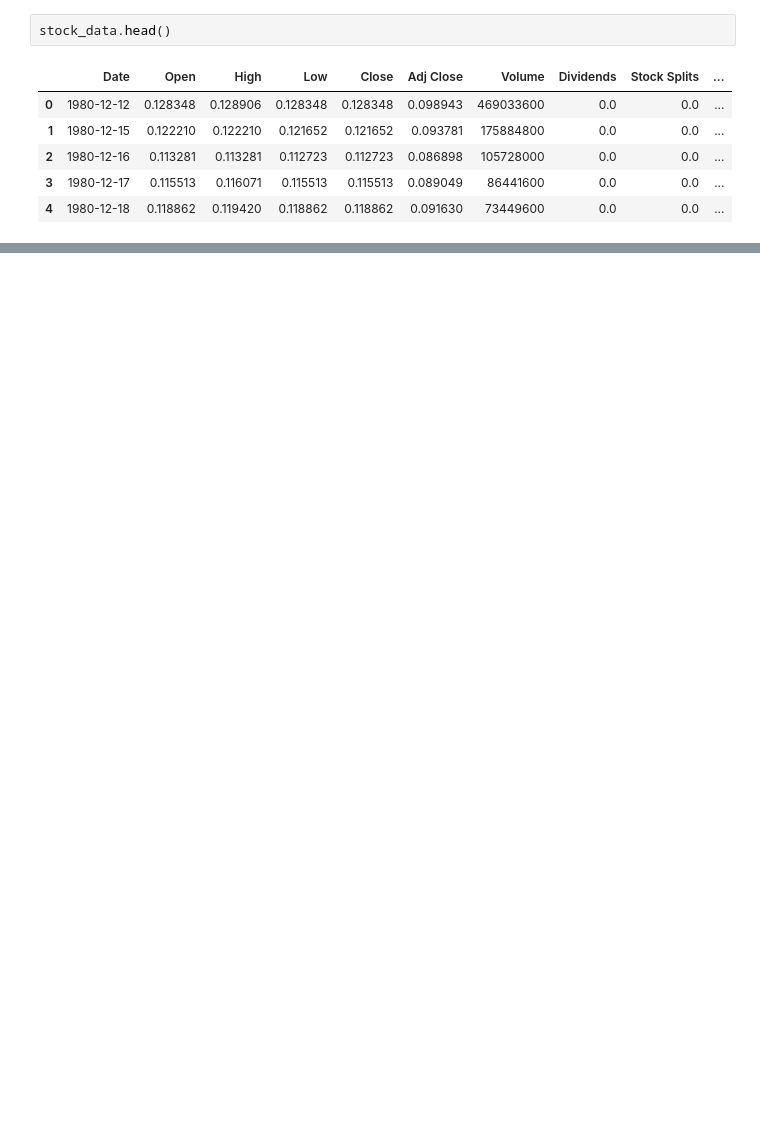
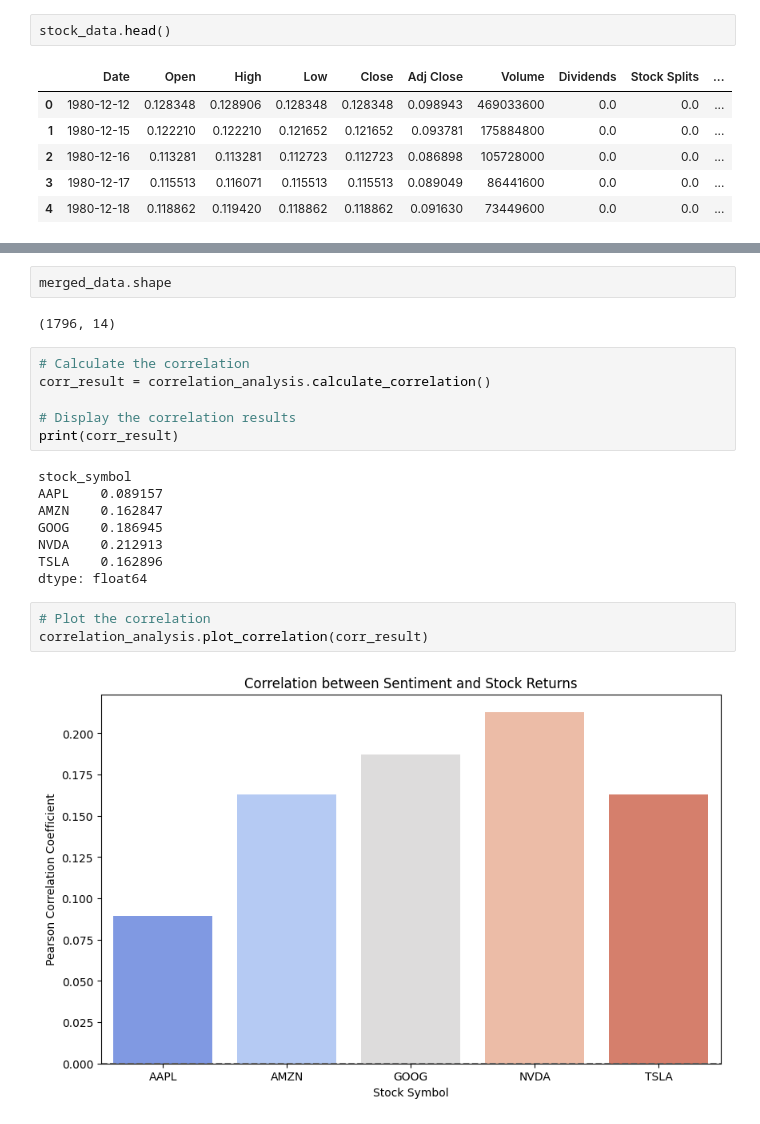
Before and after one commit to shewanek/week_1, a Jupyter notebook: notebooks/correlation_EDA.ipynb, the cells around one changed output, grey strips where cells are left out. Cells and saved outputs as stored; diff of their text form; blank space fills up the shorter version.

Commit message:
correlation b/n Sentiment and daily stock returns

```diff
--- a/notebooks/correlation_EDA.ipynb
+++ b/notebooks/correlation_EDA.ipynb
@@ -52,3 +52,26 @@ merged_data.head()
 | 2 | 2011-03-08 | NVDA | 0.0234 | 2011-03-08 | 0.51725 | 0.52000 | 0.47800 | 0.48875 | 0.448295 | 1947184000 | ... |
 | 3 | 2011-03-09 | NVDA | 0.0000 | 2011-03-09 | 0.48725 | 0.49200 | 0.47425 | 0.47850 | 0.438893 | 1318976000 | ... |
 | 4 | 2011-03-10 | NVDA | 0.2023 | 2011-03-10 | 0.46750 | 0.47100 | 0.44750 | 0.44800 | 0.410918 | 1722736000 | ... |
+# %%
+merged_data.shape
+# %% [output]
+(1796, 14)
+# %%
+# Calculate the correlation
+corr_result = correlation_analysis.calculate_correlation()
+
+# Display the correlation results
+print(corr_result)
+# %% [output]
+stock_symbol
+AAPL    0.089157
+AMZN    0.162847
+GOOG    0.186945
+NVDA    0.212913
+TSLA    0.162896
+dtype: float64
+# %%
+# Plot the correlation
+correlation_analysis.plot_correlation(corr_result)
+# %% [output]
+[figure, added]
```
Also changed, not shown: parts of 1 cell of this notebook, 1 other file.
